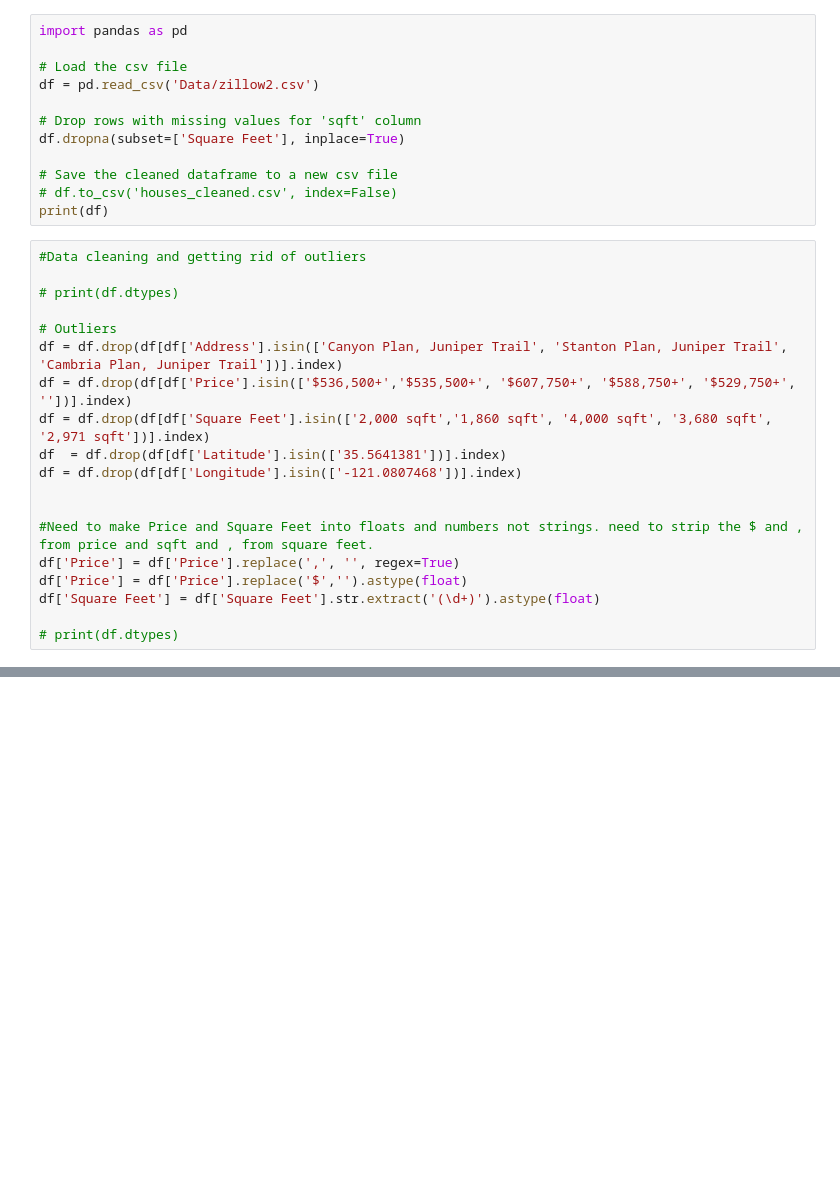
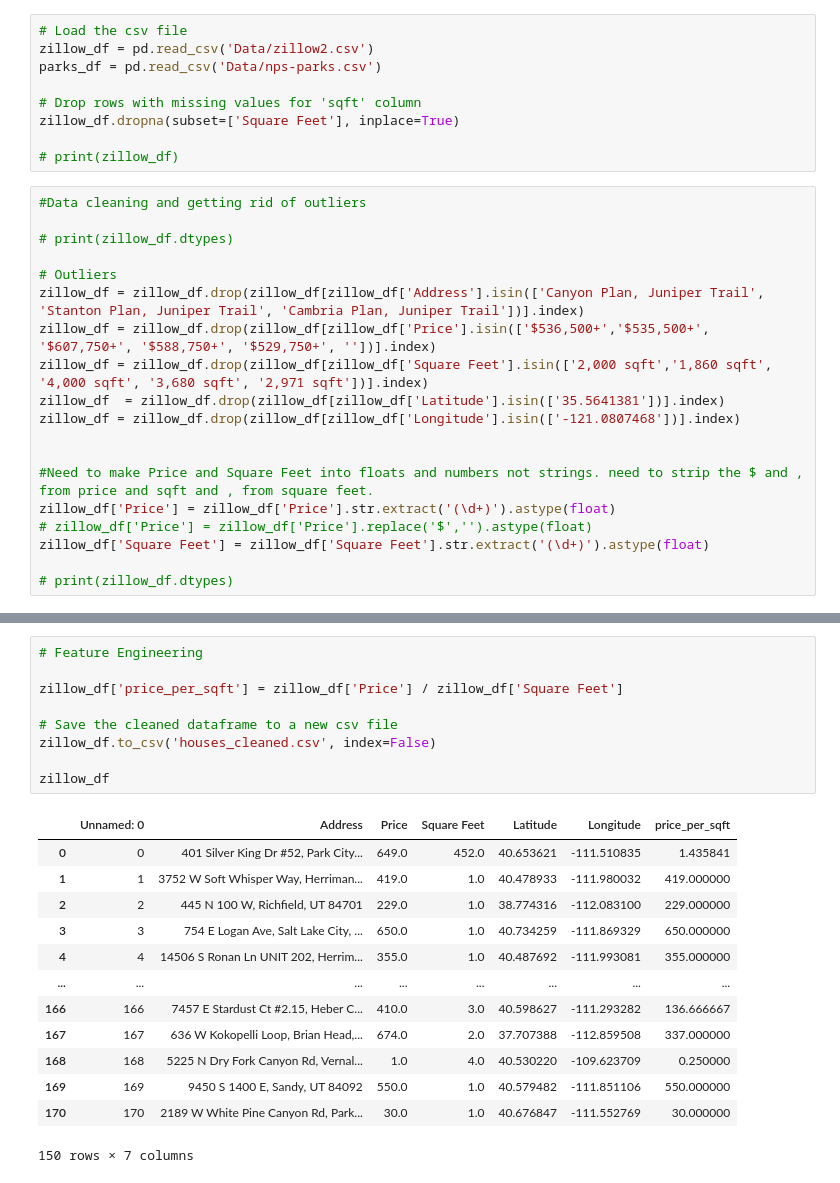
Before and after one commit to rachaelfi/CS-5850-Final-Project, a Jupyter notebook: Housing_Prediction_Model.ipynb, the cells around one changed output, grey strips where cells are left out. Drawn from its saved outputs; the diff is of its cells as text; blank space fills up the shorter version.

```diff
--- a/Housing_Prediction_Model.ipynb
+++ b/Housing_Prediction_Model.ipynb
@@ -1,31 +9,28 @@
 # %%
-import pandas as pd
-
 # Load the csv file
-df = pd.read_csv('Data/zillow2.csv')
+zillow_df = pd.read_csv('Data/zillow2.csv')
+parks_df = pd.read_csv('Data/nps-parks.csv')
 
 # Drop rows with missing values for 'sqft' column
-df.dropna(subset=['Square Feet'], inplace=True)
+zillow_df.dropna(subset=['Square Feet'], inplace=True)
 
-# Save the cleaned dataframe to a new csv file
-# df.to_csv('houses_cleaned.csv', index=False)
-print(df)
+# print(zillow_df)
 # %%
 #Data cleaning and getting rid of outliers
 
-# print(df.dtypes)
+# print(zillow_df.dtypes)
 
 # Outliers
-df = df.drop(df[df['Address'].isin(['Canyon Plan, Juniper Trail', 'Stanton Plan, Juniper Trail', 'Cambria Plan, Juniper Trail'])].index)
-df = df.drop(df[df['Price'].isin(['$536,500+','$535,500+', '$607,750+', '$588,750+', '$529,750+', ''])].index)
-df = df.drop(df[df['Square Feet'].isin(['2,000 sqft','1,860 sqft', '4,000 sqft', '3,680 sqft', '2,971 sqft'])].index)
-df  = df.drop(df[df['Latitude'].isin(['35.5641381'])].index)
-df = df.drop(df[df['Longitude'].isin(['-121.0807468'])].index)
+zillow_df = zillow_df.drop(zillow_df[zillow_df['Address'].isin(['Canyon Plan, Juniper Trail', 'Stanton Plan, Juniper Trail', 'Cambria Plan, Juniper Trail'])].index)
+zillow_df = zillow_df.drop(zillow_df[zillow_df['Price'].isin(['$536,500+','$535,500+', '$607,750+', '$588,750+', '$529,750+', ''])].index)
+zillow_df = zillow_df.drop(zillow_df[zillow_df['Square Feet'].isin(['2,000 sqft','1,860 sqft', '4,000 sqft', '3,680 sqft', '2,971 sqft'])].index)
+zillow_df  = zillow_df.drop(zillow_df[zillow_df['Latitude'].isin(['35.5641381'])].index)
+zillow_df = zillow_df.drop(zillow_df[zillow_df['Longitude'].isin(['-121.0807468'])].index)
 
 
 #Need to make Price and Square Feet into floats and numbers not strings. need to strip the $ and , from price and sqft and , from square feet.
-df['Price'] = df['Price'].replace(',', '', regex=True)
-df['Price'] = df['Price'].replace('$','').astype(float)
-df['Square Feet'] = df['Square Feet'].str.extract('(\d+)').astype(float)
+zillow_df['Price'] = zillow_df['Price'].str.extract('(\d+)').astype(float)
+# zillow_df['Price'] = zillow_df['Price'].replace('$','').astype(float)
+zillow_df['Square Feet'] = zillow_df['Square Feet'].str.extract('(\d+)').astype(float)
 
-# print(df.dtypes)
+# print(zillow_df.dtypes)
@@ -37,0 +43,23 @@ df
+# %%
+# Feature Engineering
+
+zillow_df['price_per_sqft'] = zillow_df['Price'] / zillow_df['Square Feet']
+
+# Save the cleaned dataframe to a new csv file
+zillow_df.to_csv('houses_cleaned.csv', index=False)
+
+zillow_df
+# %% [output]
+|  | Unnamed: 0 | Address | Price | Square Feet | Latitude | Longitude | price_per_sqft |
+| 0 | 0 | 401 Silver King Dr #52, Park City... | 649.0 | 452.0 | 40.653621 | -111.510835 | 1.435841 |
+| 1 | 1 | 3752 W Soft Whisper Way, Herriman... | 419.0 | 1.0 | 40.478933 | -111.980032 | 419.000000 |
+| 2 | 2 | 445 N 100 W, Richfield, UT 84701 | 229.0 | 1.0 | 38.774316 | -112.083100 | 229.000000 |
+| 3 | 3 | 754 E Logan Ave, Salt Lake City, ... | 650.0 | 1.0 | 40.734259 | -111.869329 | 650.000000 |
+| 4 | 4 | 14506 S Ronan Ln UNIT 202, Herrim... | 355.0 | 1.0 | 40.487692 | -111.993081 | 355.000000 |
+| ... | ... | ... | ... | ... | ... | ... | ... |
+| 166 | 166 | 7457 E Stardust Ct #2.15, Heber C... | 410.0 | 3.0 | 40.598627 | -111.293282 | 136.666667 |
+| 167 | 167 | 636 W Kokopelli Loop, Brian Head,... | 674.0 | 2.0 | 37.707388 | -112.859508 | 337.000000 |
+| 168 | 168 | 5225 N Dry Fork Canyon Rd, Vernal... | 1.0 | 4.0 | 40.530220 | -109.623709 | 0.250000 |
+| 169 | 169 | 9450 S 1400 E, Sandy, UT 84092 | 550.0 | 1.0 | 40.579482 | -111.851106 | 550.000000 |
+| 170 | 170 | 2189 W White Pine Canyon Rd, Park... | 30.0 | 1.0 | 40.676847 | -111.552769 | 30.000000 |
+150 rows × 7 columns
```
Also changed, not shown: parts of 5 cells of this notebook, 2 other files.
